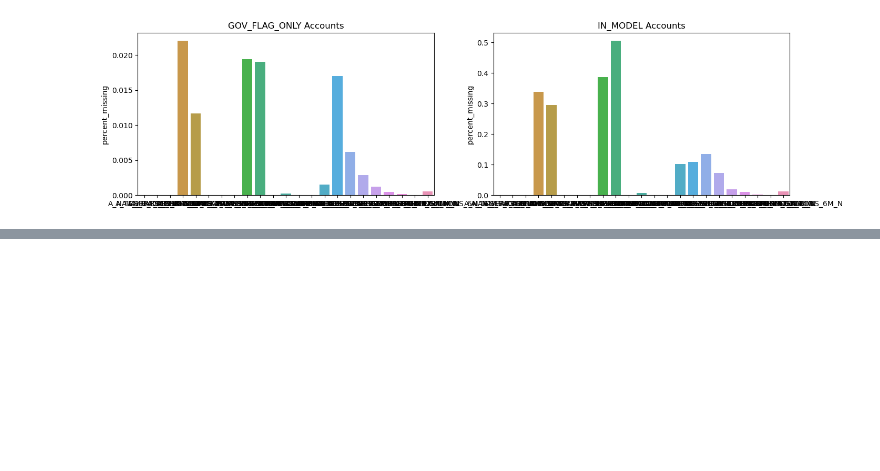
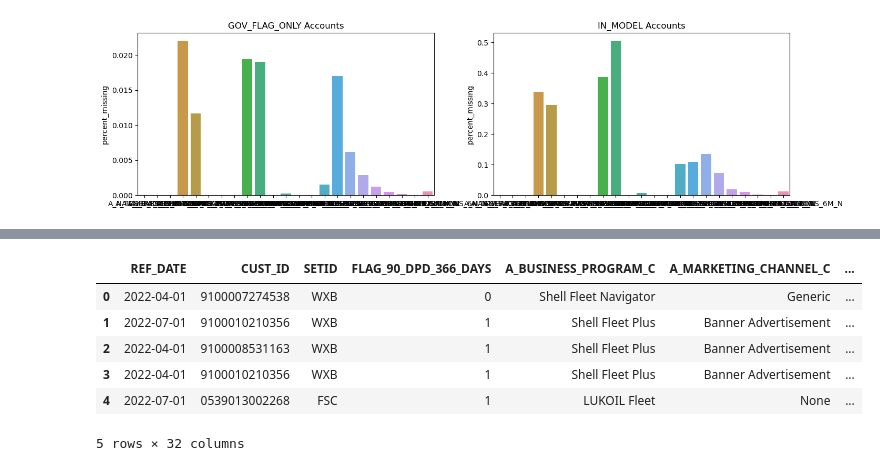
Before and after one commit to Prudick/risk-data-science-pm-model-exclusion-accounts-analysis, a Jupyter notebook: data-gathering.ipynb, the cells around one changed output, grey strips where cells are left out. Cells and saved outputs as stored; diff of their text form; code cells hidden in the pictures; blank space fills up the shorter version.

```diff
--- a/data-gathering.ipynb
+++ b/data-gathering.ipynb
@@ -363,8 +374,8 @@ feature_list = ['A_NAICS_2_DIGIT_C', 'A_TENURE_MONTHS_N', 'A_FLAG_REVOLVER_B', '
        'T_TOTAL_TRX_NON_FUEL_PROPORTION_1M_N', 'T_SPREAD_GROSS_SPEND_6M_N', 'T_SPREAD_TOTAL_TRX_6M_N', 'T_SUM_GALLONS_1M_N', 'T_SPREAD_SUM_GALLONS_6M_N',
 ]
 
-columns_list = ['REF_DATE', 'CUST_ID', 'A_NAICS_2_DIGIT_C', 'A_TENURE_MONTHS_N', 'A_FLAG_REVOLVER_B', 'A_YEARS_IN_BUSINESS_APP_N',
-       'A_FLEET_SIZE_APP_N', 'D_SPREAD_EXPOSURE_6M_N',
+columns_list = ['REF_DATE', 'CUST_ID', 'SETID', 'FLAG_90_DPD_366_DAYS', 'A_BUSINESS_PROGRAM_C', 'A_MARKETING_CHANNEL_C', 'FLAG_CHARGEOFF_366_DAYS', 'A_PORTFOLIO_C',
+       'A_NAICS_2_DIGIT_C', 'A_TENURE_MONTHS_N', 'A_FLAG_REVOLVER_B', 'A_YEARS_IN_BUSINESS_APP_N', 'A_FLEET_SIZE_APP_N', 'D_SPREAD_EXPOSURE_6M_N',
        'D_MAX_DAYS_PAST_DUE_6M_N', 'D_MAX_EXPOSURE_1M_N', 'D_DAYS_SINCE_LAST_SUSPENSION_CURRENT_N', 'D_DAYS_SINCE_LAST_30DPD_CURRENT_N',
        'D_DAYS_PAST_DUE_CURRENT_N', 'D_SPREAD_FRAC_UNBILLED_6M_N', 'D_MAX_FRAC_UNBILLED_1M_N', 'D_MAX_DAYS_PAST_DUE_1M_N',
        'DNB_COMMERCIAL_CREDIT_SCORE_CURRENT_N', 'DNB_FINANCIAL_STRESS_SCORE_CURRENT_N', 'LN_LEXISNEXIS_SCORE_CURRENT_N', 'LN_LEXISNEXIS_SBFE_SCORE_CURRENT_N',
@@ -522,0 +513,12 @@ ModuleNotFoundError: No module named 'evidently.dashboard'
+# %%
+df_pred = df[columns_list]
+
+df_pred.head()
+# %% [output]
+|  | REF_DATE | CUST_ID | SETID | FLAG_90_DPD_366_DAYS | A_BUSINESS_PROGRAM_C | A_MARKETING_CHANNEL_C | ... |
+| 0 | 2022-04-01 | 9100007274538 | WXB | 0 | Shell Fleet Navigator | Generic | ... |
+| 1 | 2022-07-01 | 9100010210356 | WXB | 1 | Shell Fleet Plus | Banner Advertisement | ... |
+| 2 | 2022-04-01 | 9100008531163 | WXB | 1 | Shell Fleet Plus | Banner Advertisement | ... |
+| 3 | 2022-04-01 | 9100010210356 | WXB | 1 | Shell Fleet Plus | Banner Advertisement | ... |
+| 4 | 2022-07-01 | 0539013002268 | FSC | 1 | LUKOIL Fleet | None | ... |
+5 rows × 32 columns
```
Also changed, not shown: parts of 17 cells of this notebook, 1 other file.
